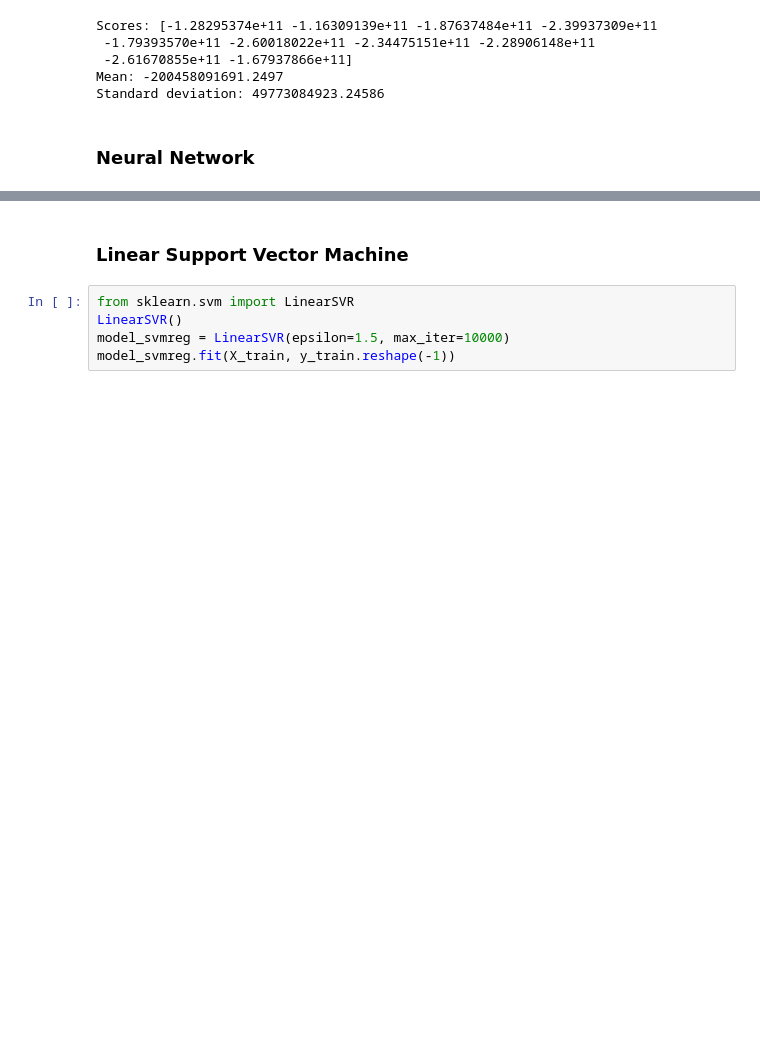
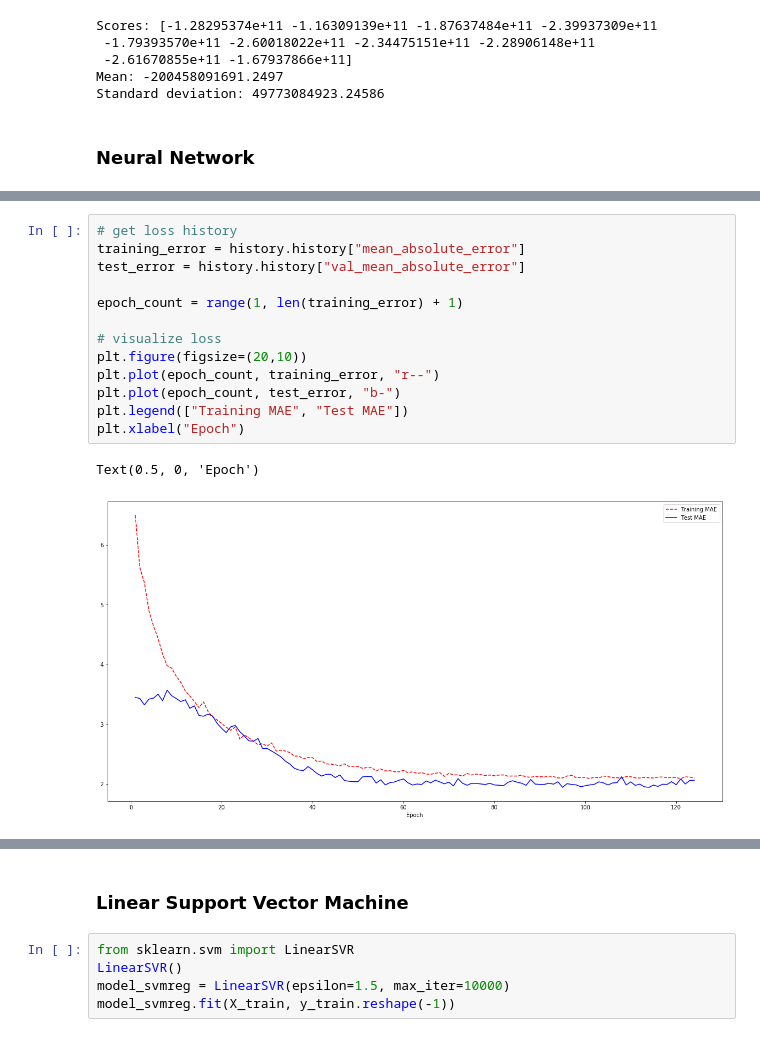
Before and after one commit to polmonroig/earthquake_prediction, a Jupyter notebook: main_kernel.ipynb, the cells around one changed output, grey strips where cells are left out. Saved outputs shown, nothing was run; the diff lists cells and outputs as text; blank space fills up the shorter version.

```diff
--- a/main_kernel.ipynb
+++ b/main_kernel.ipynb
@@ -587,3 +579,19 @@ Text(0.5, 0, 'Epoch')
+# %%
+# get loss history
+training_error = history.history["mean_absolute_error"]
+test_error = history.history["val_mean_absolute_error"]
+
+epoch_count = range(1, len(training_error) + 1)
+
+# visualize loss
+plt.figure(figsize=(20,10))
+plt.plot(epoch_count, training_error, "r--")
+plt.plot(epoch_count, test_error, "b-")
+plt.legend(["Training MAE", "Test MAE"])
+plt.xlabel("Epoch")
+# %% [output]
+Text(0.5, 0, 'Epoch')
+[figure, added]
 # %%
 model_dnn.predict(X_test)
 # %% [output]
```
Also changed, not shown: parts of 26 cells of this notebook, 8 other files.
